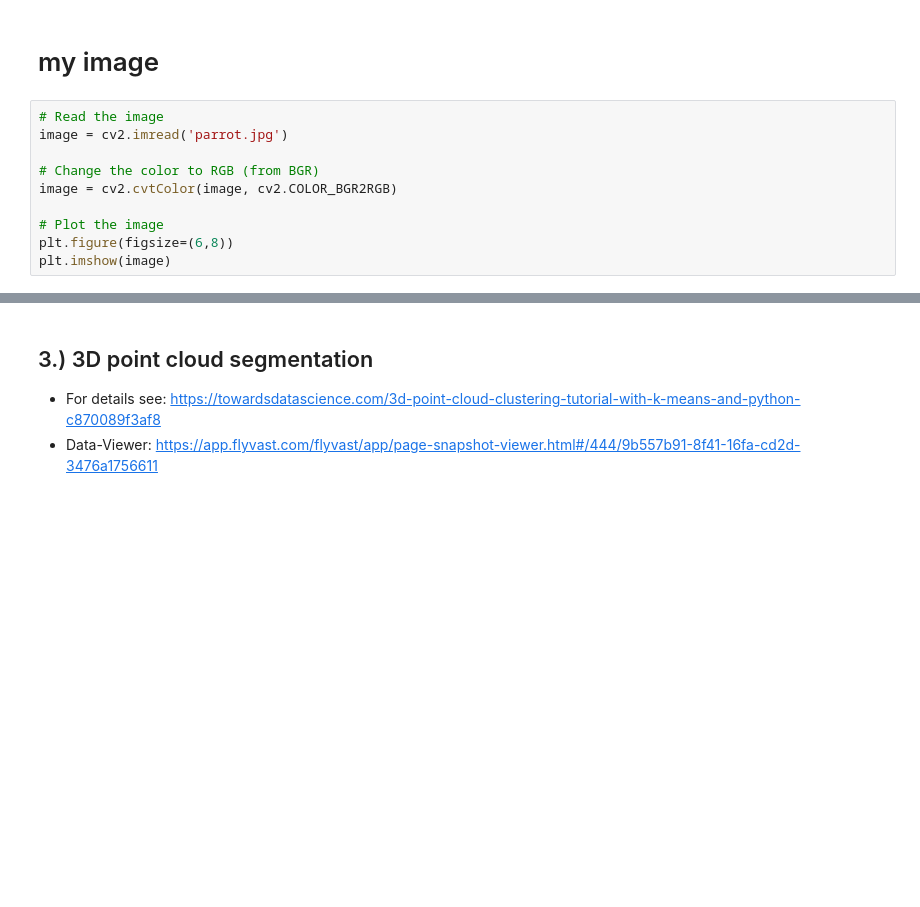
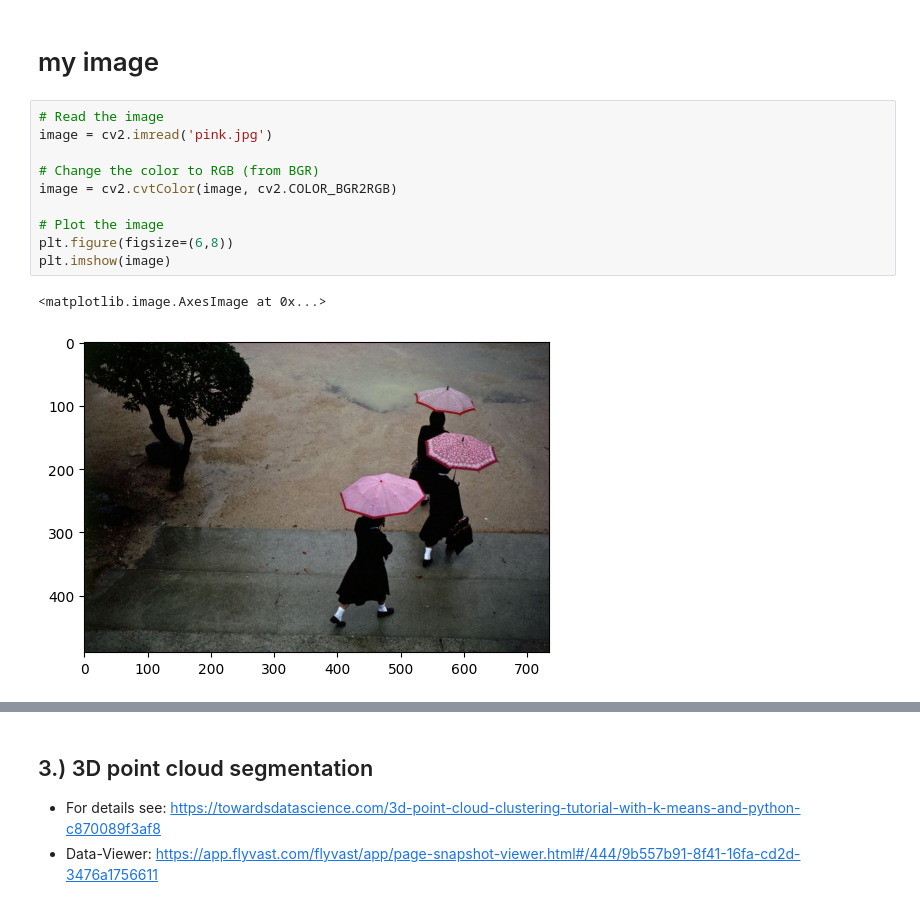
Before and after one commit to kitty365/data_analytics, a Jupyter notebook: Week_10/k-means_clustering.ipynb, the cells around one changed output, grey strips where cells are left out. Drawn from its saved outputs; the diff is of its cells as text; blank space fills up the shorter version.

```diff
--- a/Week_10/k-means_clustering.ipynb
+++ b/Week_10/k-means_clustering.ipynb
@@ -300,14 +300,17 @@ plt.imshow(segmented_image)
 # my image
 # %%
 # Read the image
-image = cv2.imread('parrot.jpg')
+image = cv2.imread('pink.jpg')
 
 # Change the color to RGB (from BGR)
 image = cv2.cvtColor(image, cv2.COLOR_BGR2RGB)
 
 # Plot the image
 plt.figure(figsize=(6,8))
 plt.imshow(image)
+# %% [output]
+<matplotlib.image.AxesImage at 0x...>
+[figure, added]
 # %%
 # Reshaping the image into a 2D array of pixels and RGB colors
 pixel_vals = image.reshape((-1,3))
```
Also changed, not shown: parts of 13 cells of this notebook, 2 other files.
